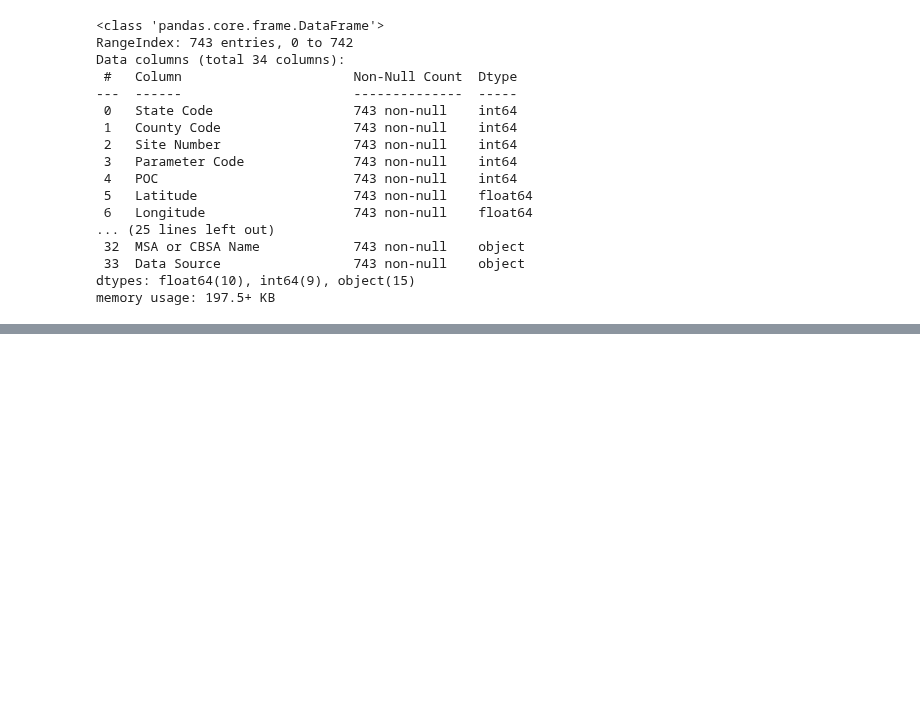
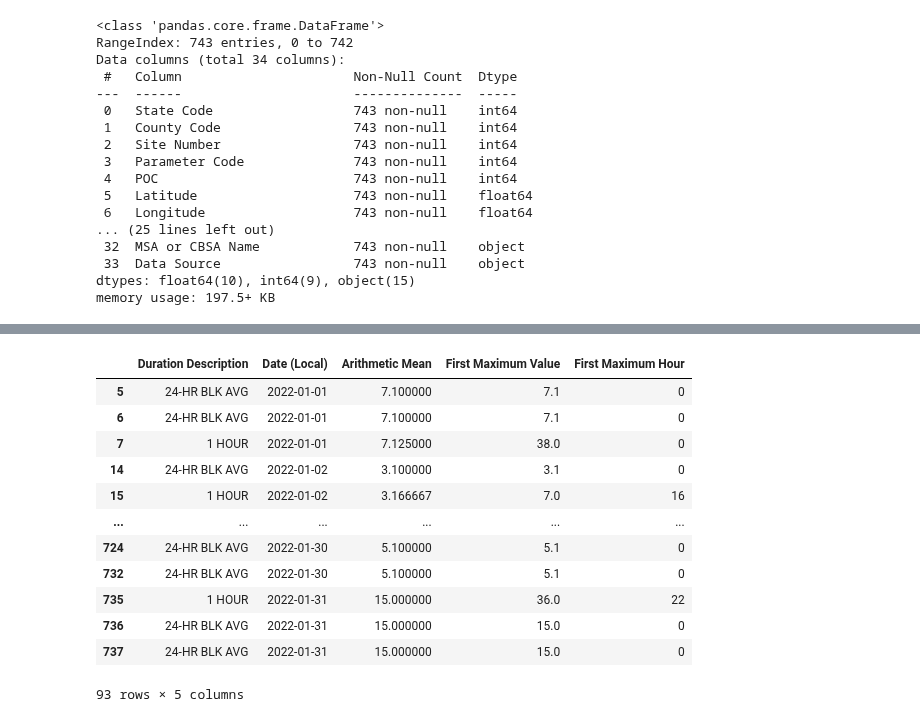
Before and after one commit to brown-ccv/ccv-bootcamp-python-2023, a Jupyter notebook: notebooks/1.0-gtd-eda-walkthrough.ipynb, the cells around one changed output, grey strips where cells are left out. Saved outputs shown, nothing was run; the diff lists cells and outputs as text; code cells hidden in the pictures; blank space fills up the shorter version.

```diff
--- a/notebooks/1.0-gtd-eda-walkthrough.ipynb
+++ b/notebooks/1.0-gtd-eda-walkthrough.ipynb
@@ -205,0 +263,16 @@ df_2022_01.select_dtypes(include='object')
+# %%
+# Create a list of the columns we wish to keep
+keep_cols = ['Parameter Code', 'POC', 'Parameter Name', 'Duration Description',
+             'Pollutant Standard',
+             'Date (Local)', 'Year', 'Day In Year (Local)', 'Units of Measure',
+             'Exceptional Data Type',
+             'Observation Count', 'Observation Percent', 'Arithmetic Mean', 'First Maximum Value',
+             'First Maximum Hour', 'AQI', 'Daily Criteria Indicator', ]
+
+# Read in the csv with additional arguments
+df_2022_01_curated = pd.read_csv(path_to_monthly_data / 'daily_44_007_0022_2022_01.csv',
+                                 usecols=keep_cols,  # Specify columns to keep
+                                 parse_dates=['Date (Local)'],  # Specify column to parse as a date instead of string
+                                 date_format='%Y-%m-%d',  # Specify the format of date strings
+                                 )
+df_2022_01_curated.head()
@@ -205,0 +340,18 @@ df_2022_01.select_dtypes(include='object')
+# %%
+df_2022_01_curated.query("`Parameter Code` == 88101").filter(
+    ['Duration Description', 'Date (Local)', 'Arithmetic Mean', 'First Maximum Value',
+     'First Maximum Hour'])
+# %% [output]
+|  | Duration Description | Date (Local) | Arithmetic Mean | First Maximum Value | First Maximum Hour |
+| 5 | 24-HR BLK AVG | 2022-01-01 | 7.100000 | 7.1 | 0 |
+| 6 | 24-HR BLK AVG | 2022-01-01 | 7.100000 | 7.1 | 0 |
+| 7 | 1 HOUR | 2022-01-01 | 7.125000 | 38.0 | 0 |
+| 14 | 24-HR BLK AVG | 2022-01-02 | 3.100000 | 3.1 | 0 |
+| 15 | 1 HOUR | 2022-01-02 | 3.166667 | 7.0 | 16 |
+| ... | ... | ... | ... | ... | ... |
+| 724 | 24-HR BLK AVG | 2022-01-30 | 5.100000 | 5.1 | 0 |
+| 732 | 24-HR BLK AVG | 2022-01-30 | 5.100000 | 5.1 | 0 |
+| 735 | 1 HOUR | 2022-01-31 | 15.000000 | 36.0 | 22 |
+| 736 | 24-HR BLK AVG | 2022-01-31 | 15.000000 | 15.0 | 0 |
+| 737 | 24-HR BLK AVG | 2022-01-31 | 15.000000 | 15.0 | 0 |
+93 rows × 5 columns
```
Also changed, not shown: parts of 26 cells of this notebook.
